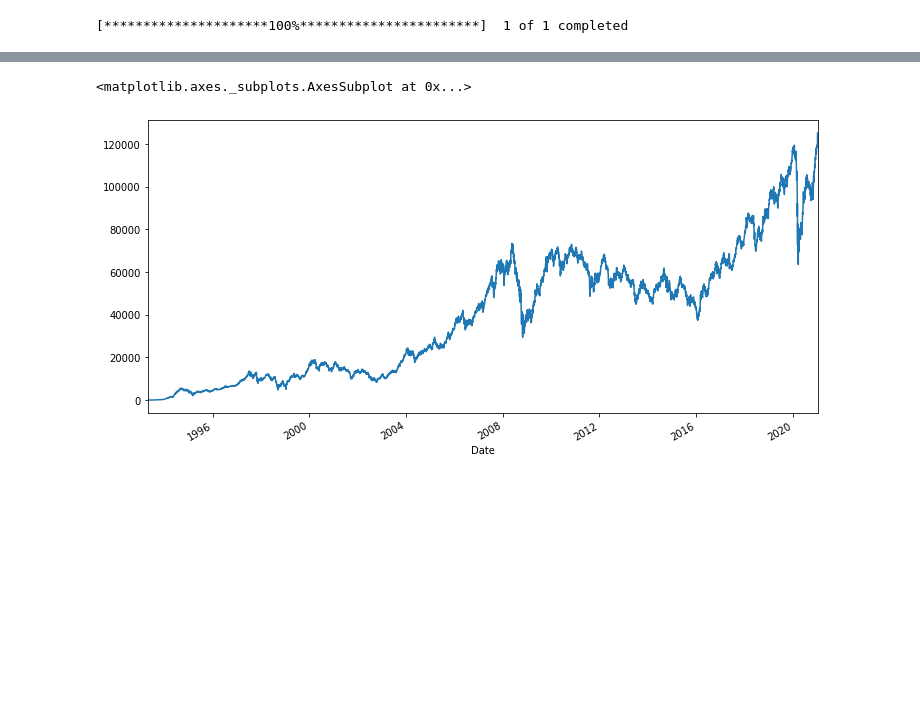
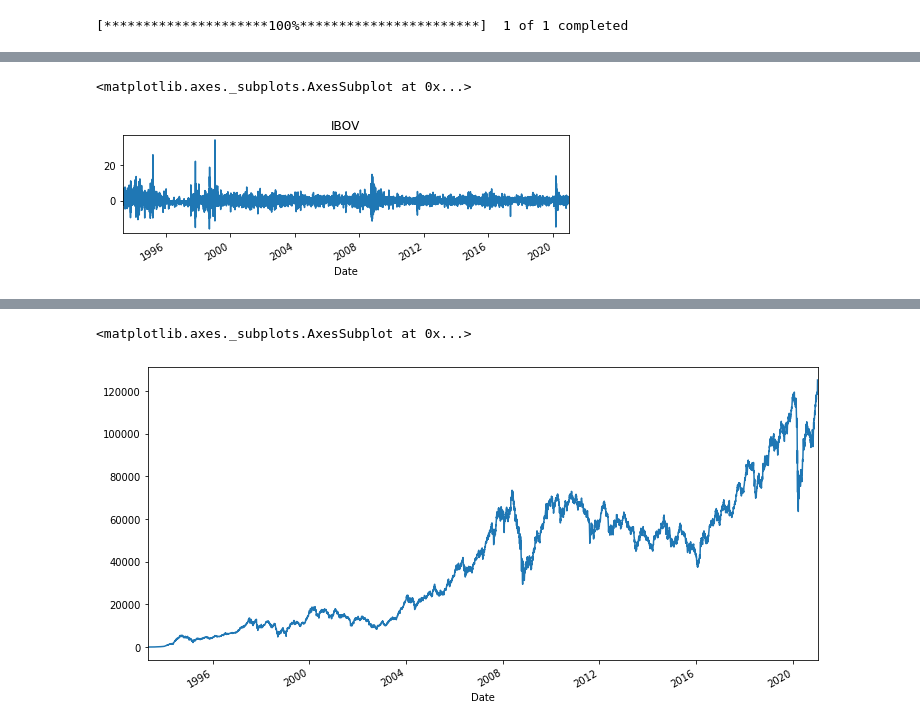
Before and after one commit to kioolz/Kioolz-World, a Jupyter notebook: IBOV.ipynb, the cells around one changed output, grey strips where cells are left out. Saved outputs shown, nothing was run; the diff lists cells and outputs as text; code cells hidden in the pictures; blank space fills up the shorter version.

```diff
--- a/IBOV.ipynb
+++ b/IBOV.ipynb
@@ -33,3 +50,10 @@ ibov.tail(5)
+# %%
+#Observe todo o histórico de oscilações pontuais do IBOV ao longo do tempo, é um gráfico com formato bem interessante.
+#É interessante notar os anos com maior oscilação são os que possuem grandes quedas e grandes subidas.
+pct_ibov.plot(figsize=(8,2),title = 'IBOV')
+# %% [output]
+<matplotlib.axes._subplots.AxesSubplot at 0x...>
+[figure, added]
 # %%
 #2.1.2 - A cabeça do IBOV (os dados mais antigos)
 ibov.head(5)
```
Also changed, not shown: parts of 39 cells of this notebook.
